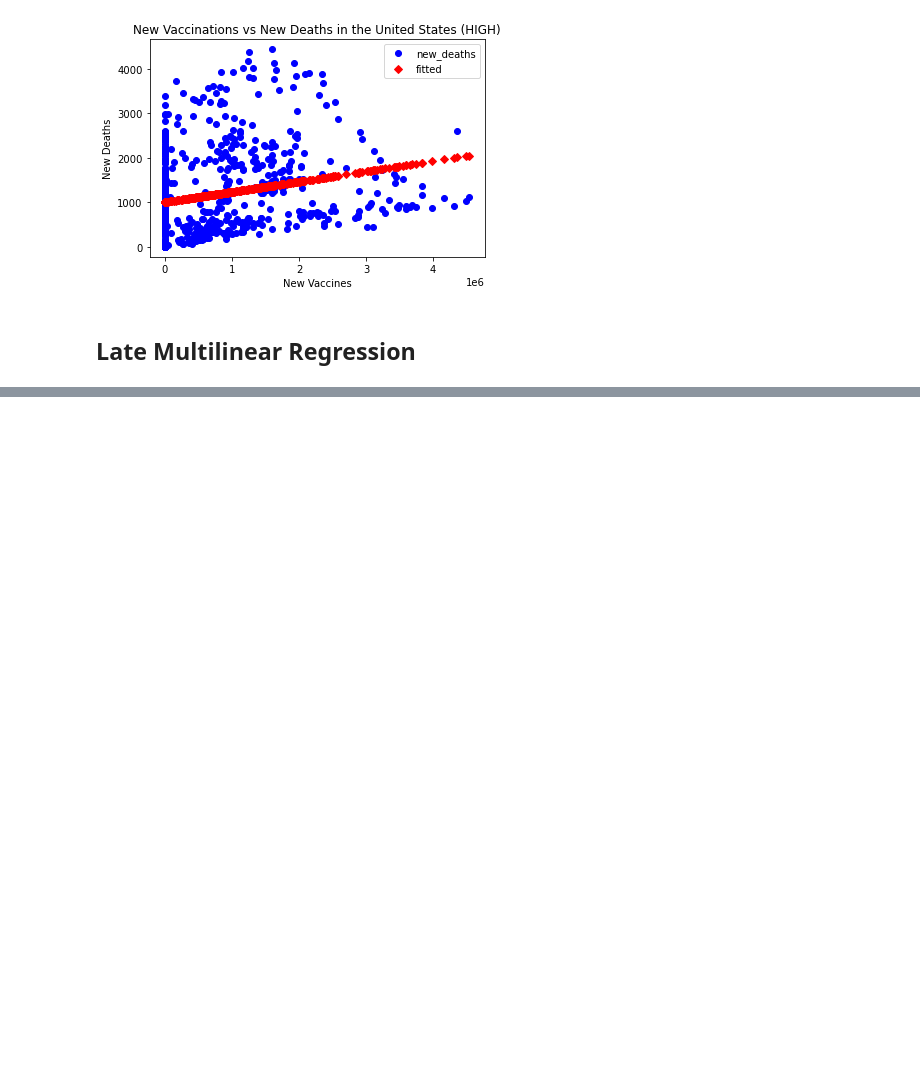
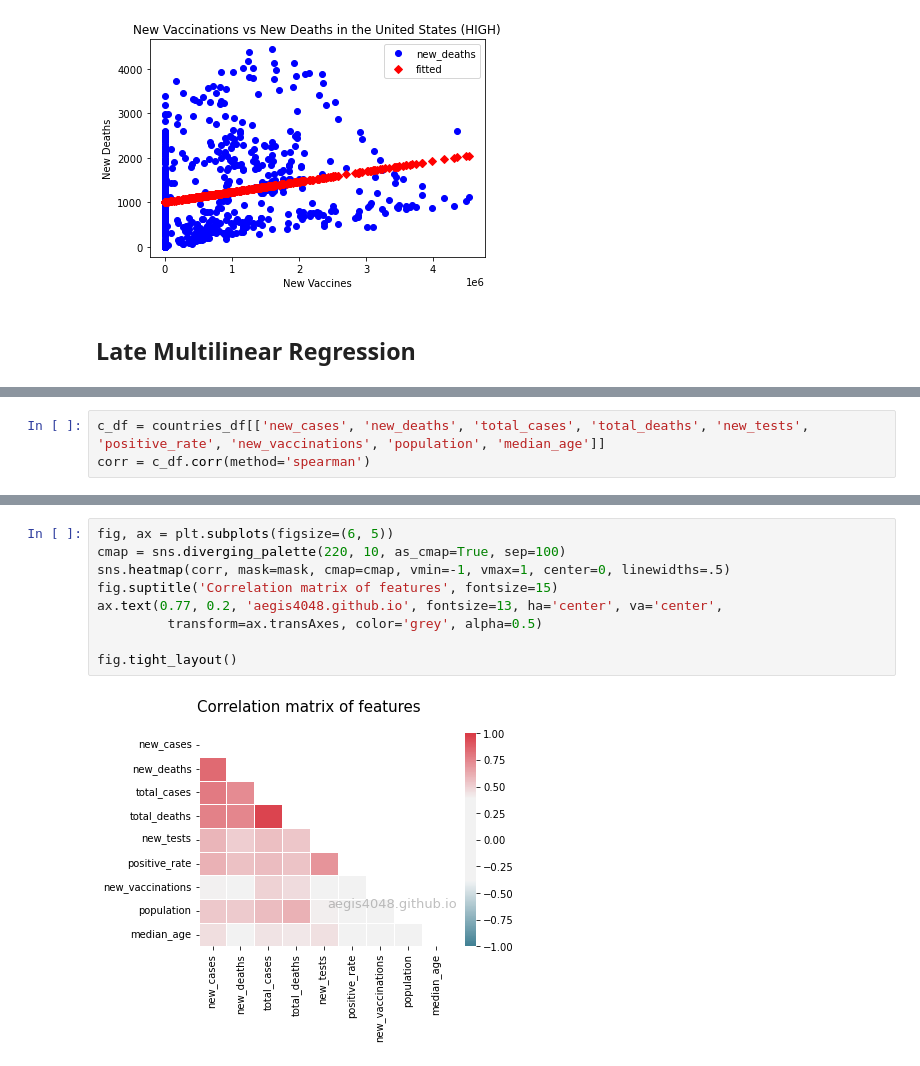
Before and after one commit to ajdelcarpiogom/FinalProject, a Jupyter notebook: FinalProject.ipynb, the cells around one changed output, grey strips where cells are left out. Drawn from its saved outputs; the diff is of its cells as text; blank space fills up the shorter version.

```diff
--- a/FinalProject.ipynb
+++ b/FinalProject.ipynb
@@ -764,0 +824,3 @@ fig9 = sm.graphics.plot_fit(usa_model1, 1, vlines = False, ax = ax9)
+# %%
+c_df = countries_df[['new_cases', 'new_deaths', 'total_cases', 'total_deaths', 'new_tests', 'positive_rate', 'new_vaccinations', 'population', 'median_age']]
+corr = c_df.corr(method='spearman')
@@ -764,0 +833,11 @@ fig9 = sm.graphics.plot_fit(usa_model1, 1, vlines = False, ax = ax9)
+# %%
+fig, ax = plt.subplots(figsize=(6, 5))
+cmap = sns.diverging_palette(220, 10, as_cmap=True, sep=100)
+sns.heatmap(corr, mask=mask, cmap=cmap, vmin=-1, vmax=1, center=0, linewidths=.5)
+fig.suptitle('Correlation matrix of features', fontsize=15)
+ax.text(0.77, 0.2, 'aegis4048.github.io', fontsize=13, ha='center', va='center',
+         transform=ax.transAxes, color='grey', alpha=0.5)
+
+fig.tight_layout()
+# %% [output]
+[figure, added]
```
Also changed, not shown: parts of 11 cells of this notebook.
